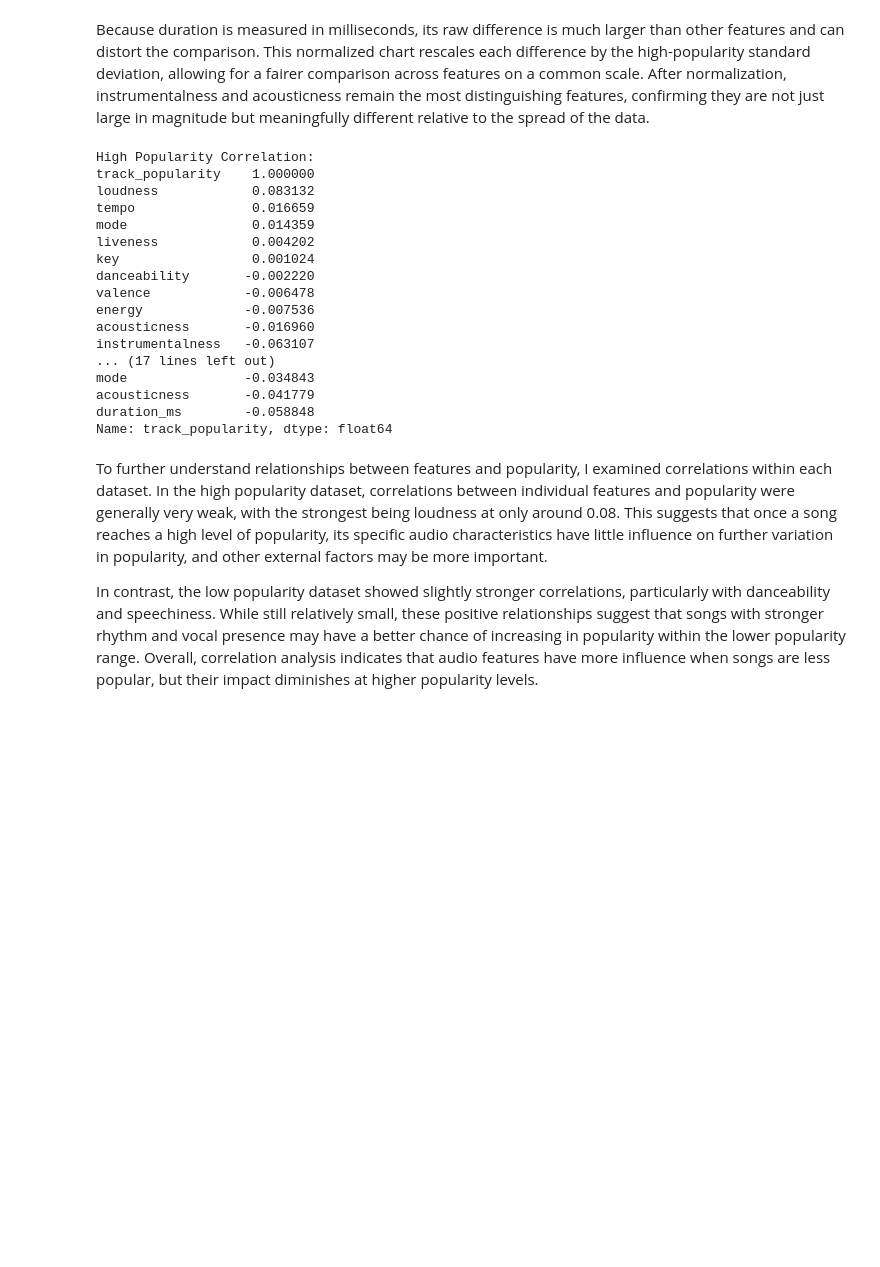
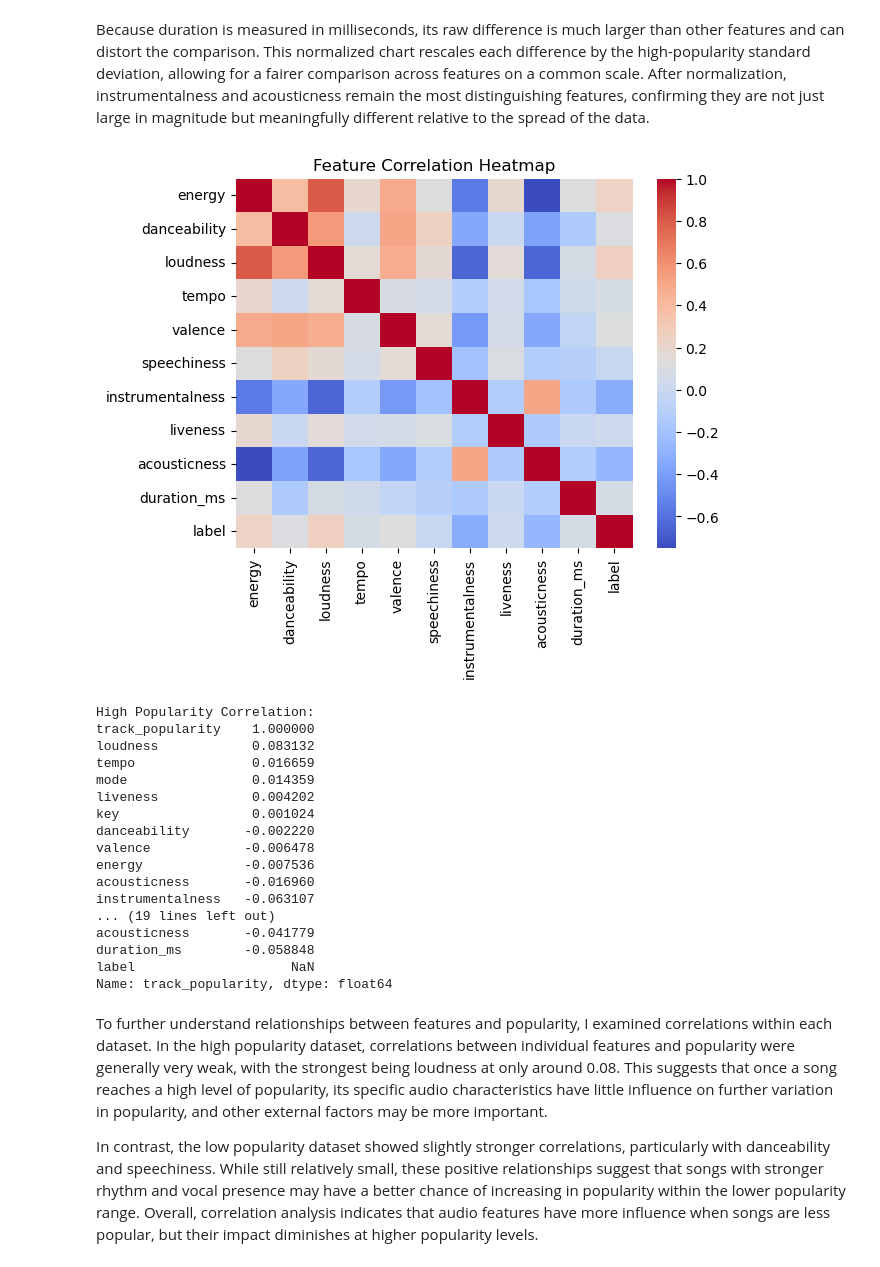
Before and after one commit to Therasdin/DSCI235-Final-Solo-Submission, a Jupyter notebook: SpotifyPredictor.ipynb, the cells around one changed output. Cells and saved outputs as stored; diff of their text form; code cells hidden in the pictures; blank space fills up the shorter version.

```diff
--- a/SpotifyPredictor.ipynb
+++ b/SpotifyPredictor.ipynb
@@ -14,6 +14,10 @@ import matplotlib.pyplot as plt
 highPopularity = pd.read_csv("archive/high_popularity_spotify_data.csv")
 lowPopularity = pd.read_csv("archive/low_popularity_spotify_data.csv")
 
+highPopularity['label'] = 1
+lowPopularity['label'] = 0
+df = pd.concat([highPopularity, lowPopularity], ignore_index=True)
+
 highPopularity.head()
 # %% [output]
 |  | energy | tempo | danceability | playlist_genre | loudness | liveness | valence | track_artist | ... |
@@ -114,6 +118,14 @@ plt.show()
 [figure]
 # %% [markdown]
 Because duration is measured in milliseconds, its raw difference is much larger than other features and can distort the comparison. This normalized chart rescales each difference by the high-popularity standard deviation, allowing for a fairer comparison across features on a common scale. After normalization, instrumentalness and acousticness remain the most distinguishing features, confirming they are not just large in magnitude but meaningfully different relative to the spread of the data.
+# %%
+import seaborn as sns
+
+sns.heatmap(df[features + ['label']].corr(), annot=False, cmap='coolwarm')
+plt.title("Feature Correlation Heatmap")
+plt.show()
+# %% [output]
+[figure, added]
 # %%
 corr_high = highPopularity.corr(numeric_only=True)['track_popularity'].sort_values(ascending=False)
 corr_low = lowPopularity.corr(numeric_only=True)['track_popularity'].sort_values(ascending=False)
@@ -136,10 +148,10 @@ valence            -0.006478
 energy             -0.007536
 acousticness       -0.016960
 instrumentalness   -0.063107
-... (17 lines left out)
-mode               -0.034843
+... (19 lines left out)
 acousticness       -0.041779
 duration_ms        -0.058848
+label                    NaN
 Name: track_popularity, dtype: float64
 # %% [markdown]
 To further understand relationships between features and popularity, I examined correlations within each dataset. In the high popularity dataset, correlations between individual features and popularity were generally very weak, with the strongest being loudness at only around 0.08. This suggests that once a song reaches a high level of popularity, its specific audio characteristics have little influence on further variation in popularity, and other external factors may be more important.
```
Also changed, not shown: parts of 6 cells of this notebook.
